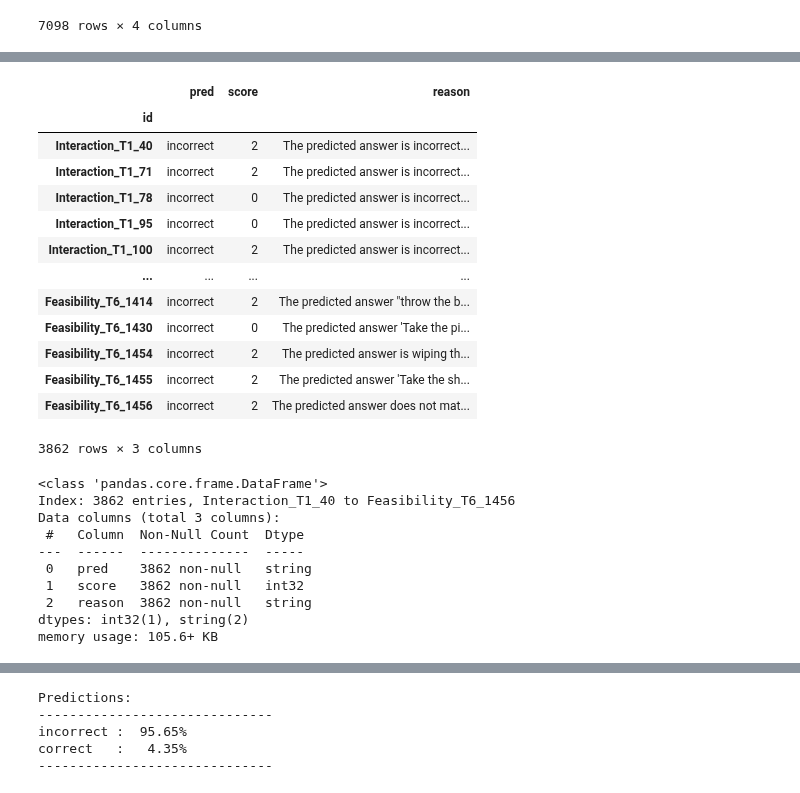
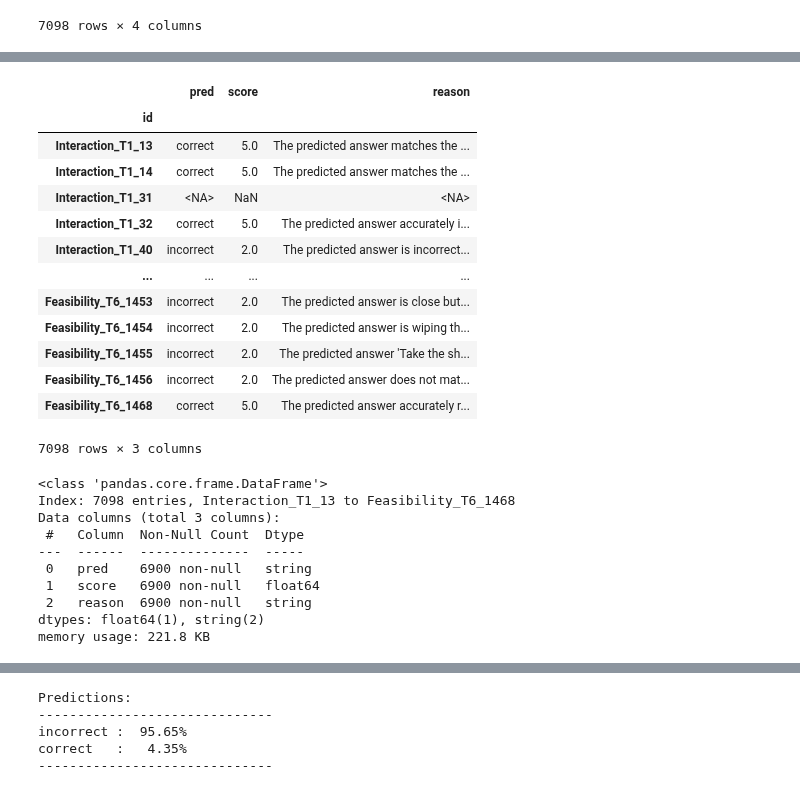
Before and after one commit to FabioLusha/video-neurosymbolic, a Jupyter notebook: star_code/experiments/resp_analysis7_llama8b_as_judge.ipynb, the cells around one changed output, grey strips where cells are left out. Cells and saved outputs as stored; diff of their text form; code cells hidden in the pictures.

```diff
--- a/star_code/experiments/resp_analysis7_llama8b_as_judge.ipynb
+++ b/star_code/experiments/resp_analysis7_llama8b_as_judge.ipynb
@@ -68,0 +64,19 @@ We first check what are the prediction of the 'Judge' for the set of answer taht
+# %%
+predictions = []
+with open('../outputs/responses_llama3.2_20250210_20:17:23.jsonl') as f:
+    predictions = [json.loads(line) for line in f.readlines()]
+
+# transforming the id key from `qid` to `id` for consistency and `response` to `answer`
+predictions_df = pd.DataFrame(predictions, dtype='string').rename(columns={'qid':'id'})
+predictions_df.set_index('id', inplace=True)
+predictions_df
+
+ans_regex_pattern = r'A:\s*(?:\d\.)?\s*((?:\w+(?:\s|\/)?){,10}\.)'
+
+ans_df = predictions_df['response'].str.extract(ans_regex_pattern)
+ans_df.rename(columns={0: 'text'}, inplace=True)
+
+ans_df['text'] = ans_df['text'].str.strip()
+contains_ans_mask = ans_df.notna()
+ans_df = ans_df[contains_ans_mask]
+ans_df
@@ -68,0 +98,2 @@ We first check what are the prediction of the 'Judge' for the set of answer taht
+# %%
+exact_match_pred = (ans_df['text'] == gt_df[contains_ans_mask]['text'])
@@ -69,54 +105,62 @@ We first check what are the prediction of the 'Judge' for the set of answer taht
 # %%
 # Load the scores for the wrong answers
-predictions = []
+predictions_incorrect = []
 with open('../outputs/llama8b_as_judge_wrong.jsonl') as f:
-    predictions = [json.loads(line) for line in f.readlines()]
+    predictions_incorrect = [json.loads(line) for line in f.readlines()]
+
+# Load the scores for the correct answers
+predictions_correct = []
+with open('../outputs/llama8b_as_judge_correct.jsonl') as f:
+    predictions_correct = [json.loads(line) for line in f.readlines()]
+
+predictions = predictions_incorrect + predictions_correct
 
 # Extract pred, score and reason from response dictionary into separate columns
 judge_pred_df = pd.DataFrame(predictions).rename(columns={'qid':'id'})
 judge_pred_df['pred'] = \
     judge_pred_df['response'] \
     .apply(lambda x: eval(x)['pred']) \
     .astype('string')
 
 judge_pred_df['score'] = \
     judge_pred_df['response'] \
     .apply(lambda x: int(eval(x)['score'])) \
     .astype('int32')
 
 judge_pred_df['reason'] = \
     judge_pred_df['response'] \
     .apply(lambda x: eval(x)['reason']) \
     .astype('string')
 
 judge_pred_df.drop('response', axis=1, inplace=True)
 judge_pred_df.set_index('id', inplace=True)
+judge_pred_df = judge_pred_df.reindex(index=exact_match_pred.index,)
 judge_pred_df
 # %% [output]
 |  | pred | score | reason |
 | id |  |  |  |
-| Interaction_T1_40 | incorrect | 2 | The predicted answer is incorrect... |
-| Interaction_T1_71 | incorrect | 2 | The predicted answer is incorrect... |
-| Interaction_T1_78 | incorrect | 0 | The predicted answer is incorrect... |
-| Interaction_T1_95 | incorrect | 0 | The predicted answer is incorrect... |
-| Interaction_T1_100 | incorrect | 2 | The predicted answer is incorrect... |
+| Interaction_T1_13 | correct | 5.0 | The predicted answer matches the ... |
+| Interaction_T1_14 | correct | 5.0 | The predicted answer matches the ... |
+| Interaction_T1_31 | <NA> | NaN | <NA> |
+| Interaction_T1_32 | correct | 5.0 | The predicted answer accurately i... |
+| Interaction_T1_40 | incorrect | 2.0 | The predicted answer is incorrect... |
 | ... | ... | ... | ... |
-| Feasibility_T6_1414 | incorrect | 2 | The predicted answer "throw the b... |
-| Feasibility_T6_1430 | incorrect | 0 | The predicted answer 'Take the pi... |
-| Feasibility_T6_1454 | incorrect | 2 | The predicted answer is wiping th... |
-| Feasibility_T6_1455 | incorrect | 2 | The predicted answer 'Take the sh... |
-| Feasibility_T6_1456 | incorrect | 2 | The predicted answer does not mat... |
+| Feasibility_T6_1453 | incorrect | 2.0 | The predicted answer is close but... |
+| Feasibility_T6_1454 | incorrect | 2.0 | The predicted answer is wiping th... |
+| Feasibility_T6_1455 | incorrect | 2.0 | The predicted answer 'Take the sh... |
+| Feasibility_T6_1456 | incorrect | 2.0 | The predicted answer does not mat... |
+| Feasibility_T6_1468 | correct | 5.0 | The predicted answer accurately r... |
-3862 rows × 3 columns
+7098 rows × 3 columns
 # %%
 judge_pred_df.info()
 # %% [output]
 <class 'pandas.core.frame.DataFrame'>
-Index: 3862 entries, Interaction_T1_40 to Feasibility_T6_1456
+Index: 7098 entries, Interaction_T1_13 to Feasibility_T6_1468
 Data columns (total 3 columns):
  #   Column  Non-Null Count  Dtype
 ---  ------  --------------  -----
- 0   pred    3862 non-null   string
- 1   score   3862 non-null   int32
- 2   reason  3862 non-null   string
-dtypes: int32(1), string(2)
-memory usage: 105.6+ KB
+ 0   pred    6900 non-null   string
+ 1   score   6900 non-null   float64
+ 2   reason  6900 non-null   string
+dtypes: float64(1), string(2)
+memory usage: 221.8 KB
```
Also changed, not shown: parts of 48 cells of this notebook.
